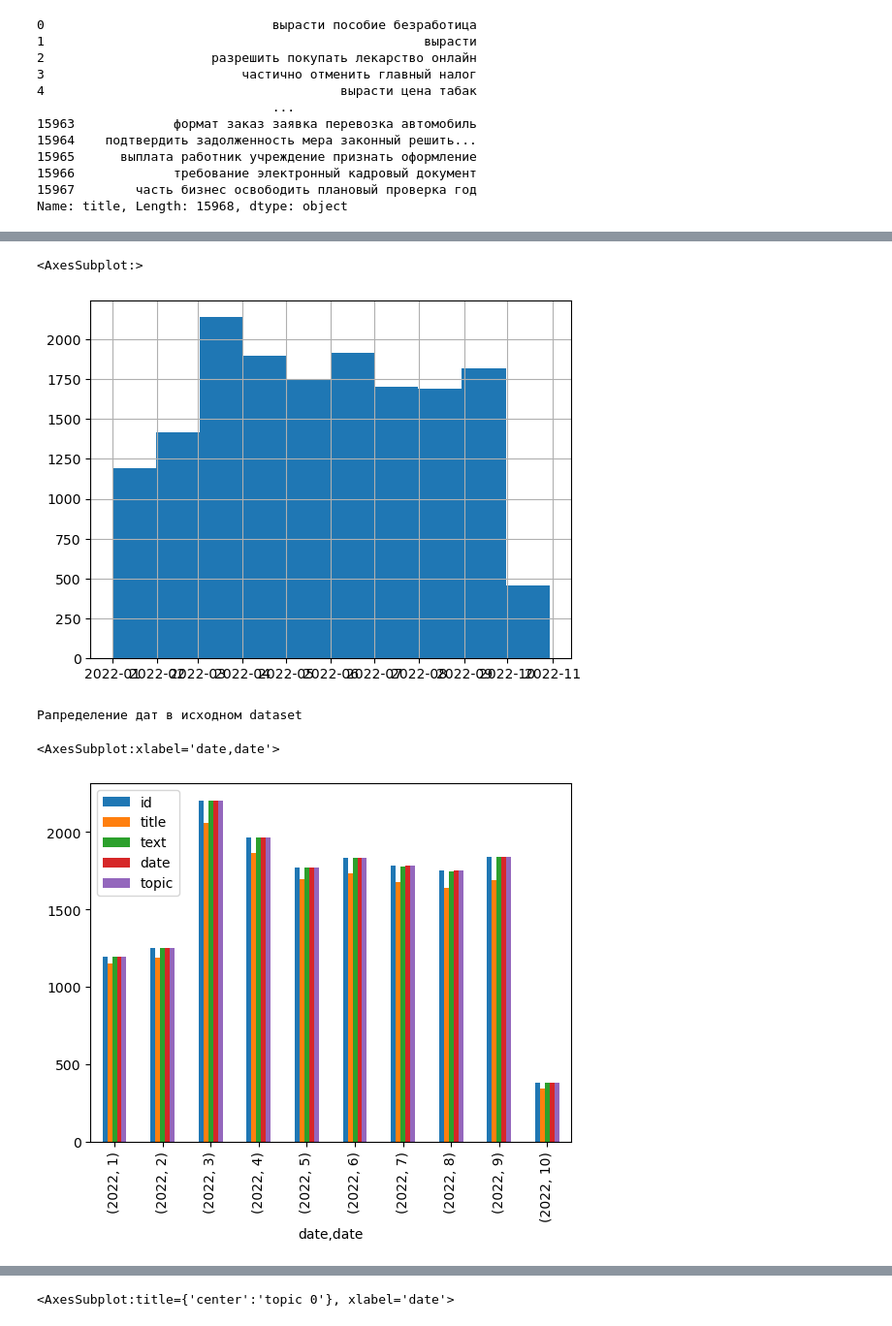
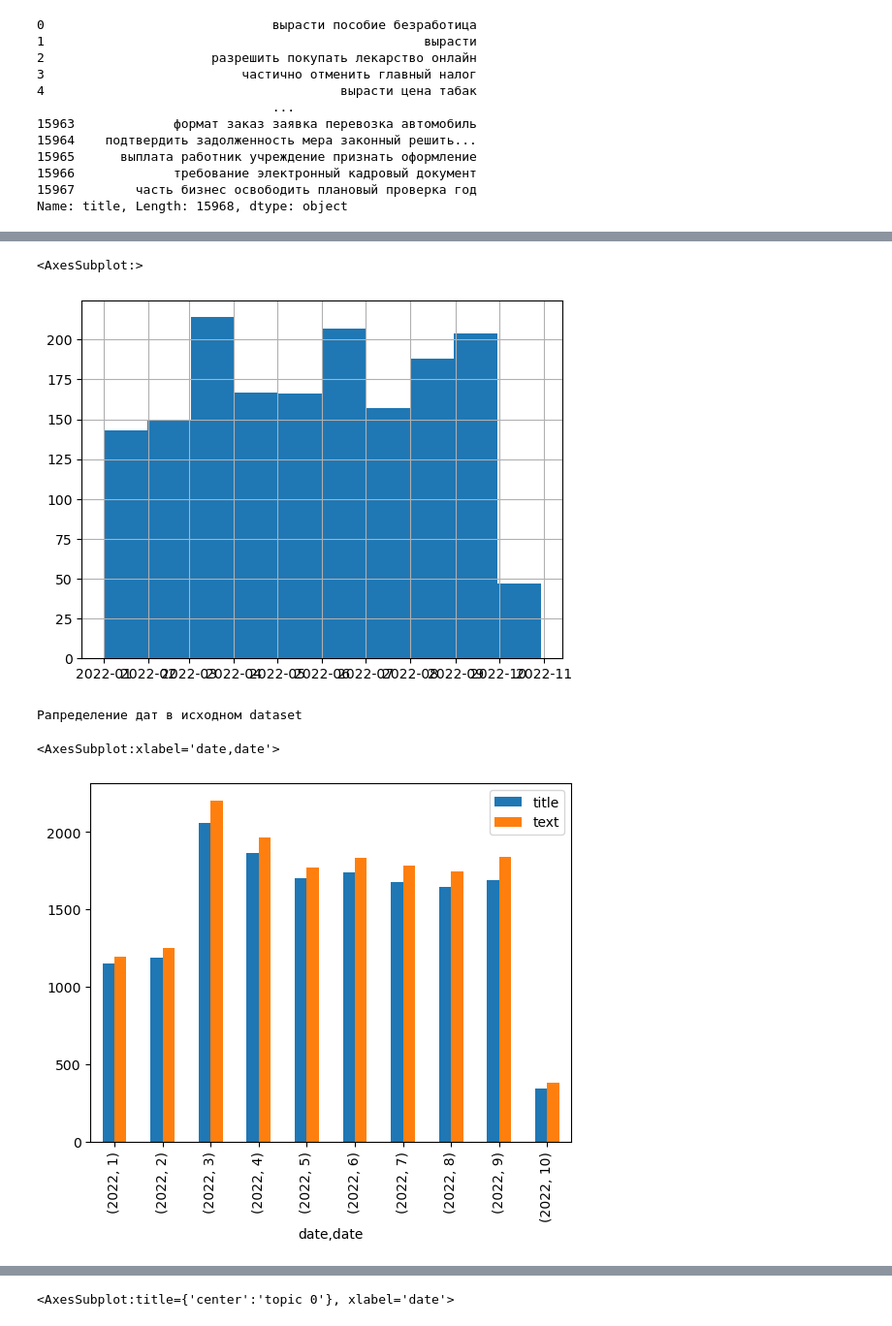
Before and after one commit to cherninkiy/vtb_moretech_2022, a Jupyter notebook: notebooks/topic_modeling_lda.ipynb, the cells around one changed output, grey strips where cells are left out. Shown at 97% size. Drawn from its saved outputs; the diff is of its cells as text; code cells hidden in the pictures.

```diff
--- a/notebooks/topic_modeling_lda.ipynb
+++ b/notebooks/topic_modeling_lda.ipynb
@@ -55,7 +57,8 @@ DIR      ../../data/stopwords-ru
 # df_train = pd.read_csv(TRAIN_PATH, nrows=NUM_ROWS)
 # df_train = pd.read_csv(TRAIN_PATH, nrows=NUM_ROWS)
 df_train = pd.read_csv(LEMMAS_PATH, parse_dates=['date'])
-df_train['date'] = pd.to_datetime(df_train['date'], format='%Y-%m-%d %H:%M:%S', utc=True)
+# df_train = df_train.reset_index()
+# df_train['date'] = pd.to_datetime(df_train['date'], format='%Y-%m-%d %H:%M:%S', utc=True)
 
 display(df_train.head(3))
 display(df_train.shape)
@@ -182,0 +199,13 @@ done in 25.760s.
+# %%
+topics_treshold = 0.3
+
+dummies = pd.DataFrame(doc_topics, columns=[f"Topic {i}" for i in range(n_components)])
+for col in dummies.columns:
+    mask = dummies[col] < topics_treshold
+    dummies.loc[mask, col] = 0
+    dummies.loc[~mask, col] = 1
+
+topics = pd.DataFrame(doc_topics).apply(list, axis=1) \
+    .apply(lambda x: ' '.join(str(i) for i, w in enumerate(x) if w > topics_treshold))
+
+topics.value_counts()
@@ -183,9 +230,6 @@ done in 25.760s.
 # %%
-topics_treshold = 0.3
+df_train['topic'] = topics
+df_train[dummies.columns] = dummies
 
-df = df_train
-df['topic'] = pd.DataFrame(doc_topics).apply(list, axis=1) \
-    .apply(lambda x: [i for i, w in enumerate(x) if w > topics_treshold])
-
-df
+df_train
 # %% [output]
@@ -243,12 +357,13 @@ df[df['topic'].apply(lambda x: t in x)]
 # %%
-df_train.date.dt.date.hist()
+t = 1
+df[df['topic'].apply(lambda x: str(t) in x.split())].date.dt.date.hist()
 # %% [output]
 <AxesSubplot:>
-[figure, old version]
+[figure, new version]
 # %%
 print('Рапределение дат в исходном dataset')
-df_train.groupby([df_train["date"].dt.year, df_train["date"].dt.month]).count().plot(kind="bar")
+df_train[text_cols].groupby([df["date"].dt.year, df["date"].dt.month]).count().plot(kind="bar")
 # %% [output]
 Рапределение дат в исходном dataset
 <AxesSubplot:xlabel='date,date'>
-[figure, old version]
+[figure, new version]
```
Also changed, not shown: parts of 25 cells of this notebook, 8 other files.
